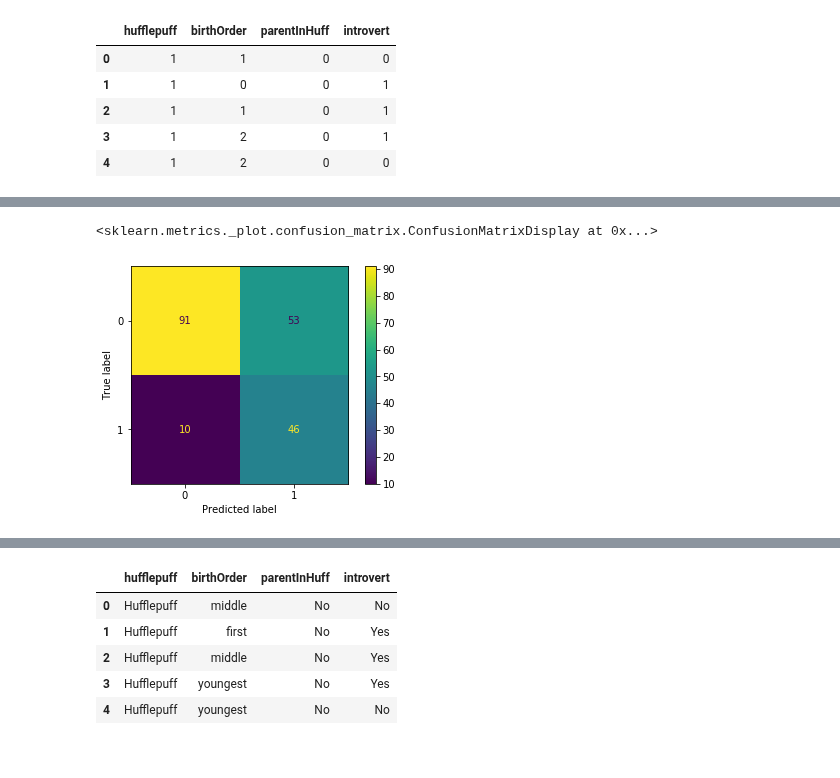
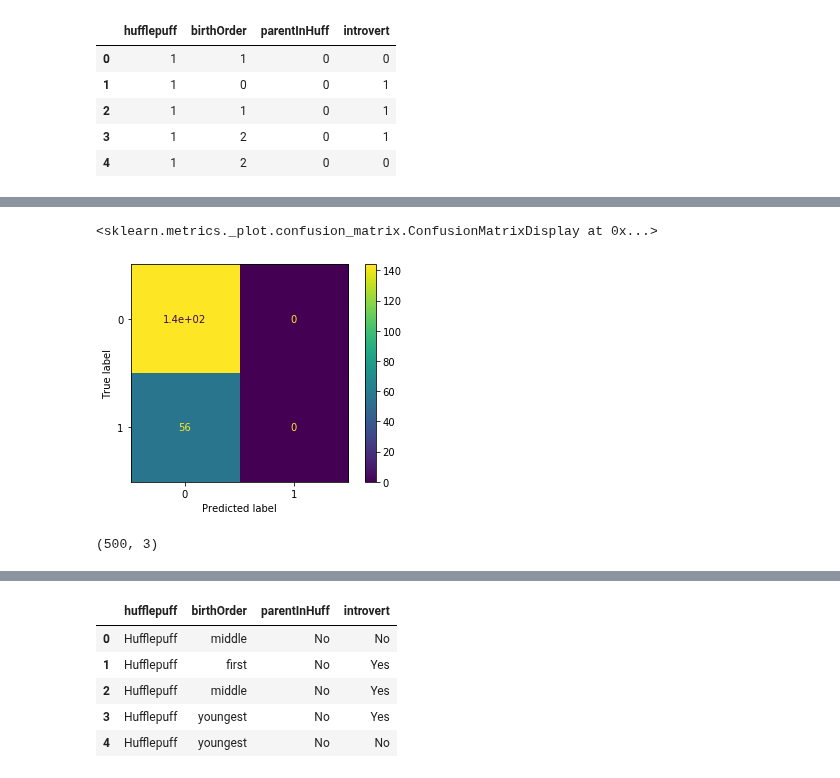
Before and after one commit to chelseaparlett/CPSC392ParlettPelleriti, a Jupyter notebook: InClass/SlidesAndMaterials/Materials/Class16.ipynb, the cells around one changed output, grey strips where cells are left out. Saved outputs shown, nothing was run; the diff lists cells and outputs as text; code cells hidden in the pictures.

```diff
--- a/InClass/SlidesAndMaterials/Materials/Class16.ipynb
+++ b/InClass/SlidesAndMaterials/Materials/Class16.ipynb
@@ -137,13 +167,34 @@ y = hp["hufflepuff"]
 
 X_train, X_test, y_train, y_test = train_test_split(X,y, test_size = 0.2, shuffle = True)
 # %%
-nb = GaussianNB()
+nb = CategoricalNB()
 
 nb.fit(X_train,y_train)
 
 nb.score(X_test,y_test)
 
-plot_confusion_matrix(nb,X_test,y_test)
+y_pred = nb.predict(X_test)
+
+plot_confusion_matrix(nb, X_test,y_test)
 # %% [output]
 <sklearn.metrics._plot.confusion_matrix.ConfusionMatrixDisplay at 0x...>
-[figure, old version]
+[figure, new version]
+# %%
+pred = ["birthOrder", "parentInHuff", "introvert"]
+X = hp[pred]
+y = hp["hufflepuff"]
+
+huff = np.where(y == 1)[0]
+nothuff = np.where(y == 0)[0]
+
+nothuffDownSample = np.random.choice(nothuff, size = len(huff), replace = False)
+
+downSampledData = np.concatenate([huff,nothuffDownSample])
+downSampledData
+
+X_d = hp.iloc[downSampledData,][pred]
+y_d = hp.iloc[downSampledData,]["hufflepuff"]
+
+X_d.shape
+# %% [output]
+(500, 3)
```
Also changed, not shown: parts of 8 cells of this notebook.
